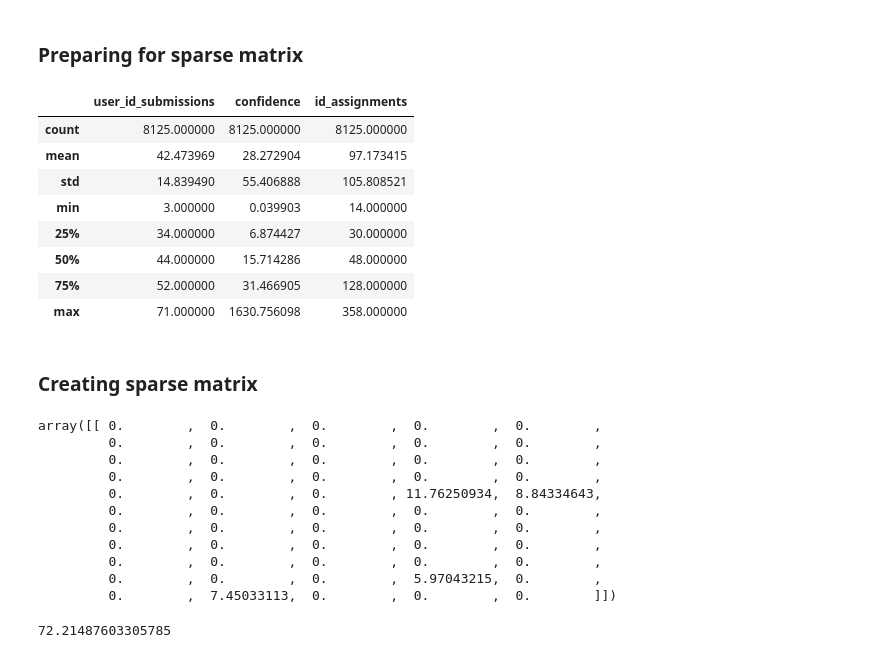
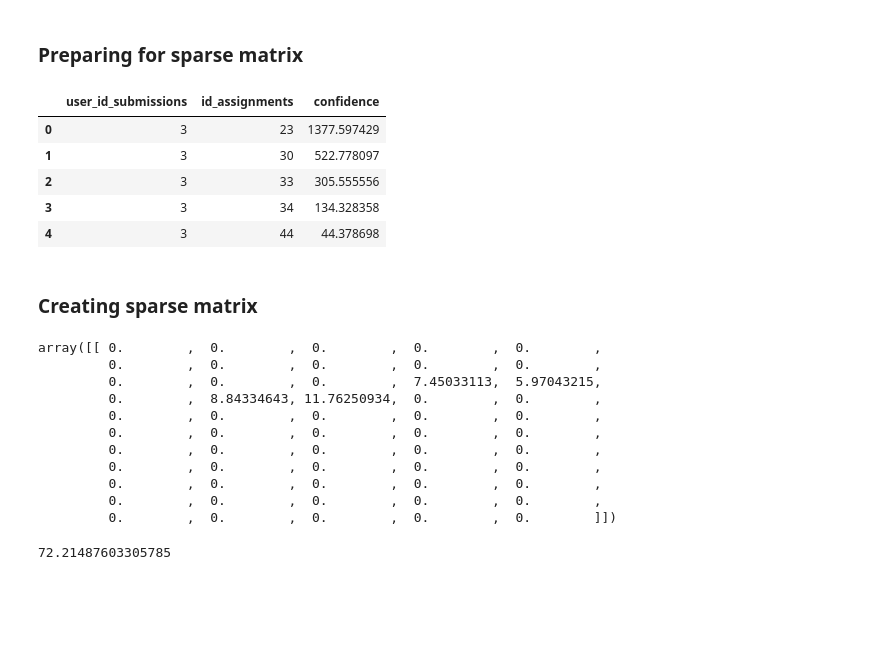
Before and after one commit to dctacademy/rec-sys-1, a Jupyter notebook: analysis/implicit/implicit-recsys-assign.ipynb, the cells around one changed output. Drawn from its saved outputs; the diff is of its cells as text; code cells hidden in the pictures; blank space fills up the shorter version.

Commit message:
Revert "Retrain for 8k submissions"
This reverts commit c2da4910b713aba0dbcd8b28c13e37446c58f4ce.

```diff
--- a/analysis/implicit/implicit-recsys-assign.ipynb
+++ b/analysis/implicit/implicit-recsys-assign.ipynb
@@ -211,19 +211,16 @@ user_submissions.head()
 # %% [markdown]
 ### Preparing for sparse matrix
 # %%
-user_submissions = user_submissions[['user_id_submissions', 'confidence', 'id_assignments']]
+user_submissions = user_submissions.groupby(['user_id_submissions', 'id_assignments']).sum()['confidence'].reset_index()
 user_submissions.to_csv('user_submissions.csv', index=False)
-user_submissions.describe()
+user_submissions.head()
 # %% [output]
-|  | user_id_submissions | confidence | id_assignments |
-| count | 8125.000000 | 8125.000000 | 8125.000000 |
-| mean | 42.473969 | 28.272904 | 97.173415 |
-| std | 14.839490 | 55.406888 | 105.808521 |
-| min | 3.000000 | 0.039903 | 14.000000 |
-| 25% | 34.000000 | 6.874427 | 30.000000 |
-| 50% | 44.000000 | 15.714286 | 48.000000 |
-| 75% | 52.000000 | 31.466905 | 128.000000 |
-| max | 71.000000 | 1630.756098 | 358.000000 |
+|  | user_id_submissions | id_assignments | confidence |
+| 0 | 3 | 23 | 1377.597429 |
+| 1 | 3 | 30 | 522.778097 |
+| 2 | 3 | 33 | 305.555556 |
+| 3 | 3 | 34 | 134.328358 |
+| 4 | 3 | 44 | 44.378698 |
 # %% [markdown]
 ### Creating sparse matrix
 # %%
@@ -239,15 +236,15 @@ user_assignment_sparse[1, :].toarray()
 # %% [output]
 array([[ 0.        ,  0.        ,  0.        ,  0.        ,  0.        ,
          0.        ,  0.        ,  0.        ,  0.        ,  0.        ,
-         0.        ,  0.        ,  0.        ,  0.        ,  0.        ,
-         0.        ,  0.        ,  0.        ,  0.        ,  0.        ,
-         0.        ,  0.        ,  0.        , 11.76250934,  8.84334643,
+         0.        ,  0.        ,  0.        ,  7.45033113,  5.97043215,
+         0.        ,  8.84334643, 11.76250934,  0.        ,  0.        ,
          0.        ,  0.        ,  0.        ,  0.        ,  0.        ,
          0.        ,  0.        ,  0.        ,  0.        ,  0.        ,
          0.        ,  0.        ,  0.        ,  0.        ,  0.        ,
          0.        ,  0.        ,  0.        ,  0.        ,  0.        ,
-         0.        ,  0.        ,  0.        ,  5.97043215,  0.        ,
-         0.        ,  7.45033113,  0.        ,  0.        ,  0.        ]])
+         0.        ,  0.        ,  0.        ,  0.        ,  0.        ,
+         0.        ,  0.        ,  0.        ,  0.        ,  0.        ,
+         0.        ,  0.        ,  0.        ,  0.        ,  0.        ]])
 # %%
 matrix_size = user_assignment_sparse.shape[0] * user_assignment_sparse.shape[1] # Number of possible interactions in the matrix
 num_purchases = len(user_assignment_sparse.nonzero()[0]) # Number of items interacted with
```
Also changed, not shown: parts of 5 cells of this notebook, 2 other files.
